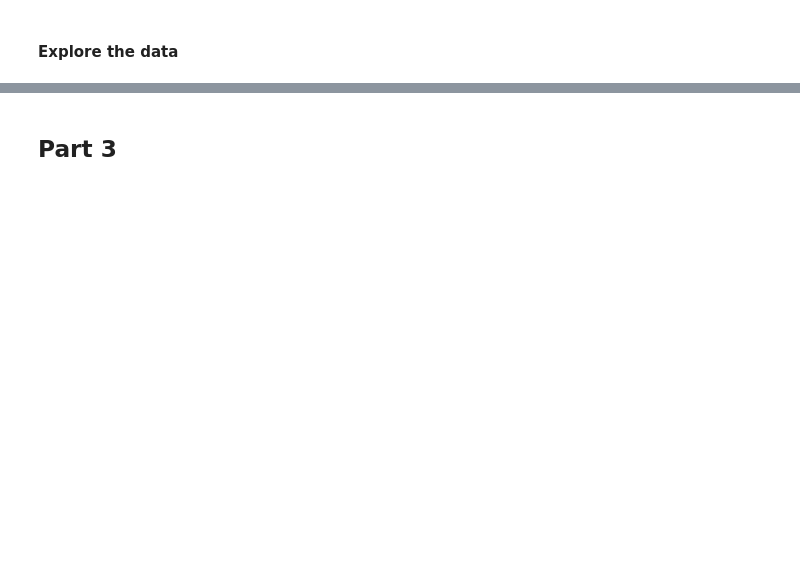
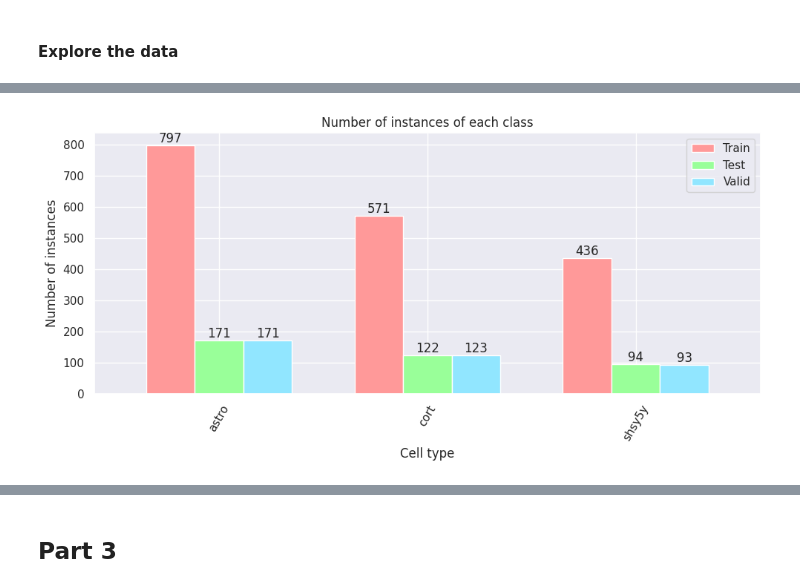
Before and after one commit to OskarK16/YOLO_assignment, a Jupyter notebook: Assignment2.ipynb, the cells around one changed output, grey strips where cells are left out. Saved outputs shown, nothing was run; the diff lists cells and outputs as text; code cells hidden in the pictures; blank space fills up the shorter version.

```diff
--- a/Assignment2.ipynb
+++ b/Assignment2.ipynb
@@ -53,11 +56,16 @@ random.seed(2026)
 np.random.seed(2026)
 torch.manual_seed(2026)
 torch.cuda.manual_seed(2026)
+torch.cuda.manual_seed_all(2026)
+
+torch.backends.cudnn.deterministic = True
+torch.backends.cudnn.benchmark = False
 
 plt.rcParams["figure.figsize"] = (8, 8)
 plt.rcParams["font.size"] = 11
 plt.rcParams["axes.grid"] = False
 plt.rcParams["figure.dpi"] = 100
+plt.rcParams["figure.facecolor"] = "white"
 
 sns.set_theme(style = "darkgrid")
 
@@ -119,5 +130,5 @@ As we can see, the dataset itself is already free of null values. What can be no
 # %%
-data["cell_type"] = data["cell_type"].astype("string")
+data["cell_type"] = data["cell_type"].astype("category")
 
 print(data.dtypes)
 # %% [output]
@@ -129,8 +140,8 @@ Having said that, we can now collect all available classes and create a 1:1 mapp
 # %%
-classes = list(data["cell_type"].unique())
+classes = list(sorted(data["cell_type"].unique()))
 label2idx = {label: idx for idx, label in enumerate(classes)}
 
-print("Mapping cell types to indices")
+print("Mapping cell types to indices\n")
 for item in label2idx:
     value = label2idx[item]
     print(f"{value} -> {item}")
@@ -150,5 +160,7 @@ We will see why it actually matters and whether it is indeed performed properly
 # %%
-train_data, test_data = train_test_split(data, test_size = .2, stratify = data["cell_type"], random_state = 2026)
+train_data, temp_data = train_test_split(data, train_size = .7, stratify = data["cell_type"], random_state = 2026)
+
+valid_data, test_data = train_test_split(temp_data, test_size = .5, stratify = temp_data["cell_type"], random_state = 2026)
 # %%
 print("Dataset - Cell Types - has been configured successfully.\n")
 
@@ -311,0 +384,20 @@ Classes: shsy5y, astro, cort
+# %%
+train_counter = train_data["cell_type"].value_counts()
+test_counter = test_data["cell_type"].value_counts()
+valid_counter = valid_data["cell_type"].value_counts()
+
+distributions = pd.DataFrame({"Train": train_counter, "Test": test_counter, "Valid": valid_counter})
+
+ax = distributions.plot(kind = "bar", figsize = (10, 5), width = .7, color = ["#FF9999", "#99FF99", "#91E6FF"])
+
+for c in ax.containers:
+    ax.bar_label(c)
+
+plt.title("Number of instances of each class")
+plt.xlabel("Cell type")
+plt.ylabel("Number of instances")
+plt.xticks(rotation = 60)
+plt.tight_layout()
+plt.show()
+# %% [output]
+[figure, added]
```
Also changed, not shown: parts of 58 cells of this notebook.
